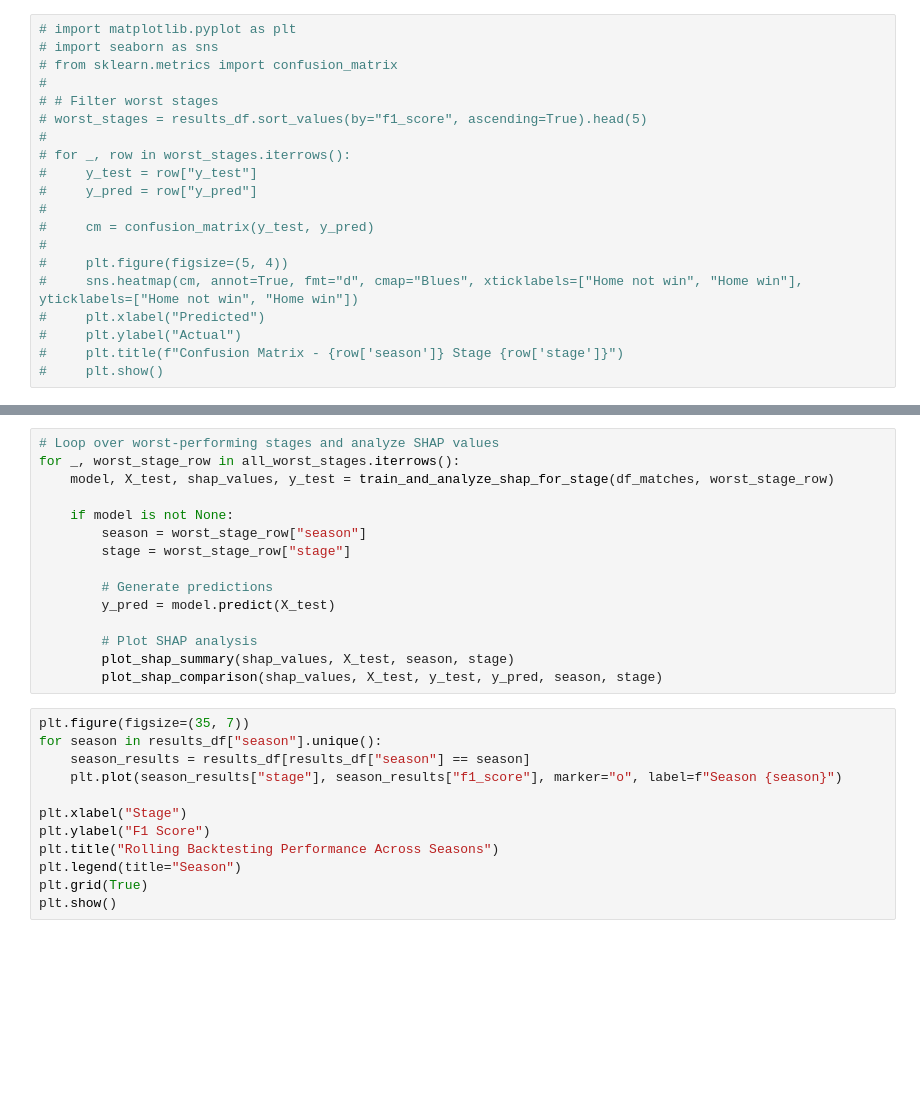
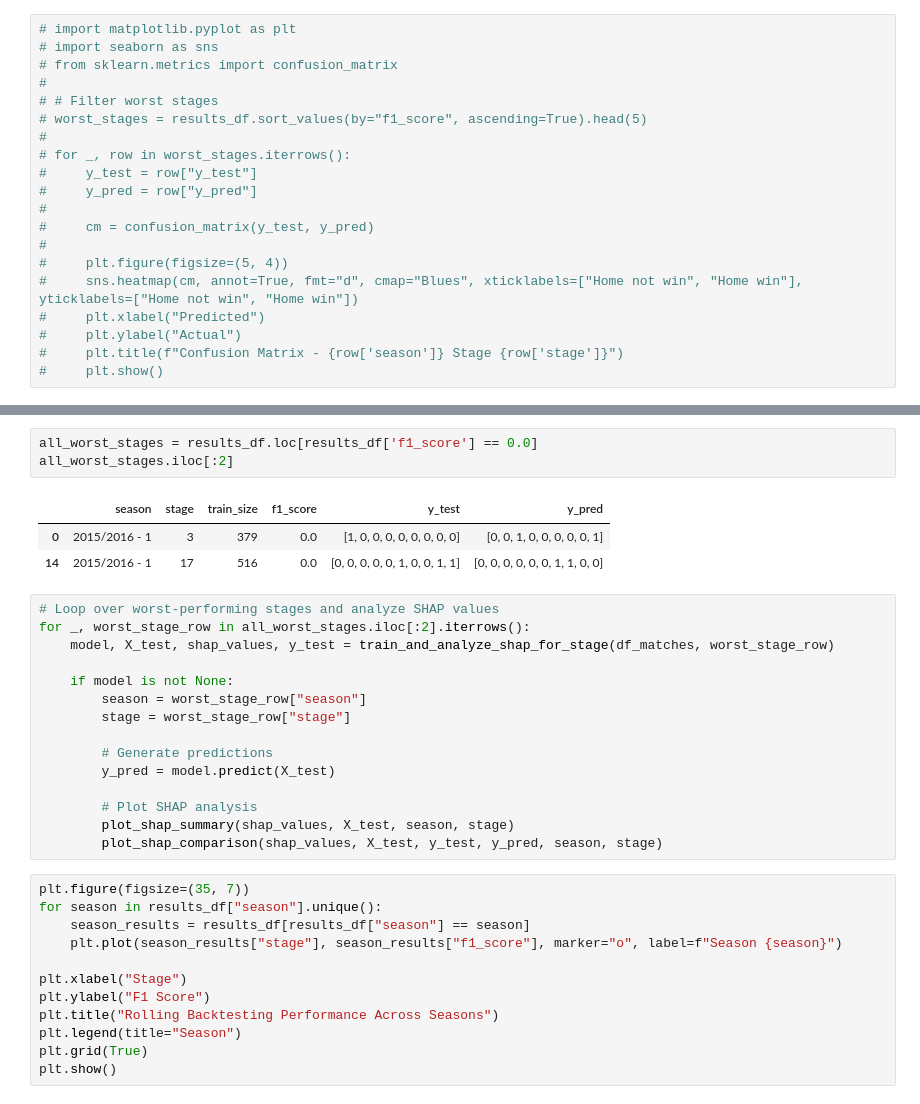
Before and after one commit to kamil0920/football_result_prediction-v2, a Jupyter notebook: src/backtesting/backtesting-analyze-stages.ipynb, the cells around one changed output, grey strips where cells are left out. Cells and saved outputs as stored; diff of their text form; blank space fills up the shorter version.

```diff
--- a/src/backtesting/backtesting-analyze-stages.ipynb
+++ b/src/backtesting/backtesting-analyze-stages.ipynb
@@ -223,6 +242,13 @@ def plot_shap_comparison(shap_values, X_test, y_test, y_pred, season, stage):
+# %%
+all_worst_stages = results_df.loc[results_df['f1_score'] == 0.0]
+all_worst_stages.iloc[:2]
+# %% [output]
+|  | season | stage | train_size | f1_score | y_test | y_pred |
+| 0 | 2015/2016 - 1 | 3 | 379 | 0.0 | [1, 0, 0, 0, 0, 0, 0, 0, 0] | [0, 0, 1, 0, 0, 0, 0, 0, 1] |
+| 14 | 2015/2016 - 1 | 17 | 516 | 0.0 | [0, 0, 0, 0, 0, 1, 0, 0, 1, 1] | [0, 0, 0, 0, 0, 0, 1, 1, 0, 0] |
 # %%
 # Loop over worst-performing stages and analyze SHAP values
-for _, worst_stage_row in all_worst_stages.iterrows():
+for _, worst_stage_row in all_worst_stages.iloc[:2].iterrows():
     model, X_test, shap_values, y_test = train_and_analyze_shap_for_stage(df_matches, worst_stage_row)
 
     if model is not None:
```
Also changed, not shown: parts of 4 cells of this notebook, 5 other files.
